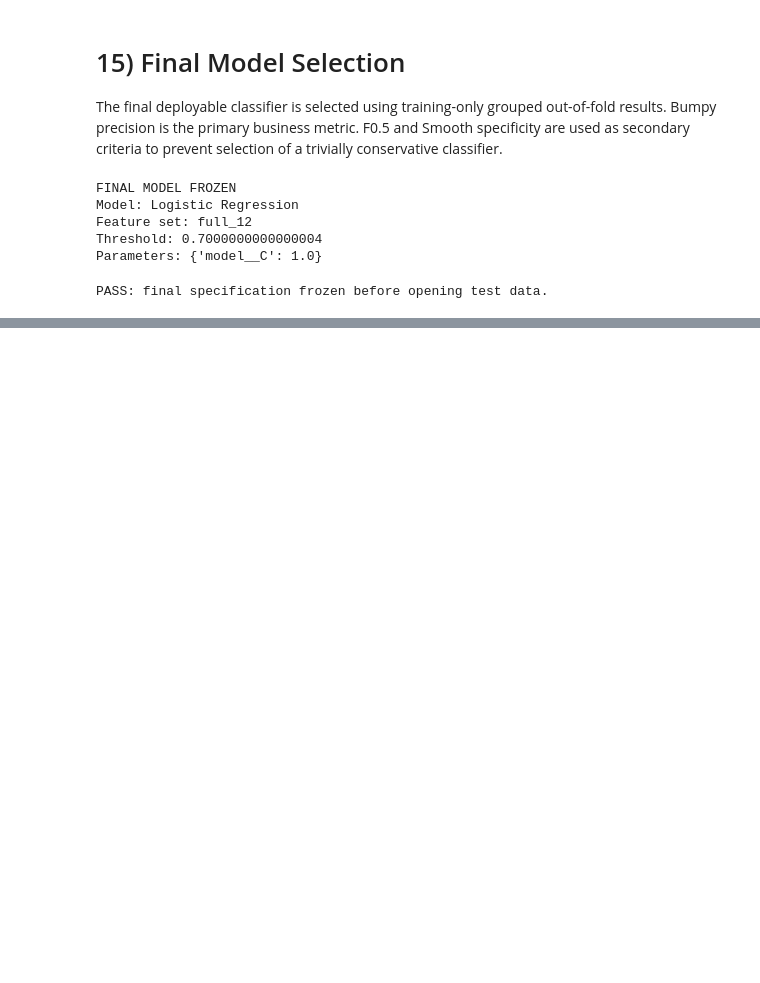
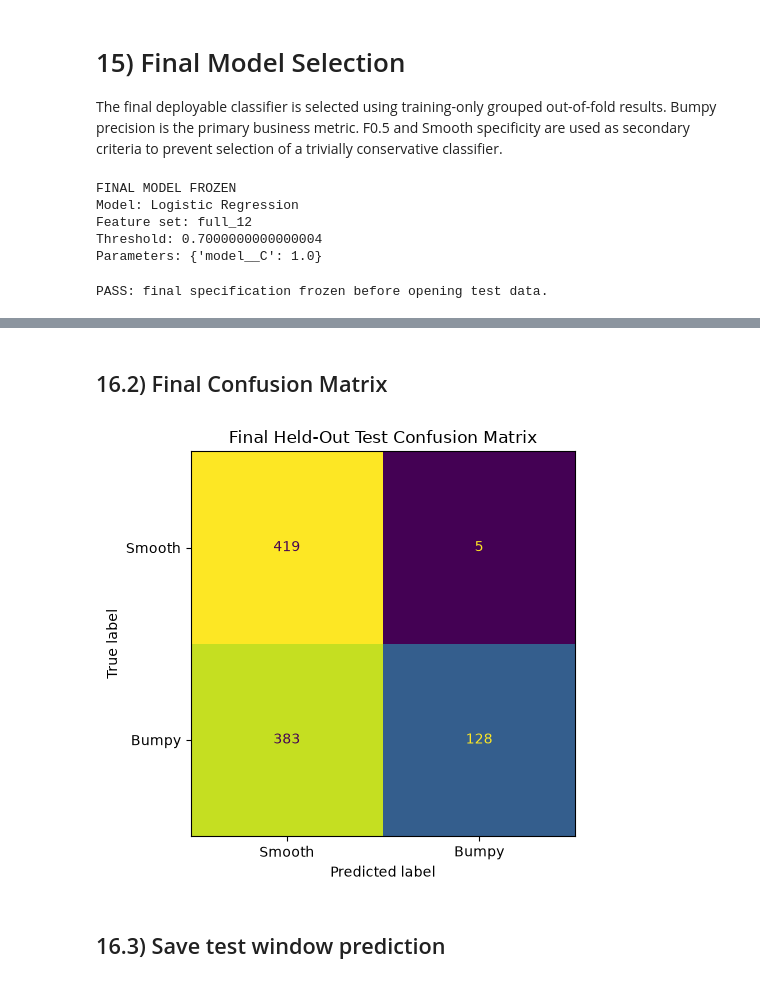
Before and after one commit to thesuacar/road-checker, a Jupyter notebook: notebook.ipynb, the cells around one changed output, grey strips where cells are left out. Saved outputs shown, nothing was run; the diff lists cells and outputs as text; code cells hidden in the pictures; blank space fills up the shorter version.

Commit message:
add one-time held-out model evaluation

```diff
--- a/notebook.ipynb
+++ b/notebook.ipynb
@@ -5453,0 +5580,27 @@ PASS: final specification frozen before opening test data.
+# %% [markdown]
+## 16.2) Final Confusion Matrix
+# %%
+ConfusionMatrixDisplay.from_predictions(
+    y_final_test,
+    final_test_predictions,
+    labels=[
+        0,
+        1
+    ],
+    display_labels=[
+        "Smooth",
+        "Bumpy"
+    ],
+    colorbar=False,
+)
+
+plt.title(
+    "Final Held-Out Test Confusion Matrix"
+)
+
+plt.tight_layout()
+plt.show()
+# %% [output]
+[figure, added]
+# %% [markdown]
+## 16.3) Save test window prediction
```
Also changed, not shown: parts of 7 cells of this notebook.
